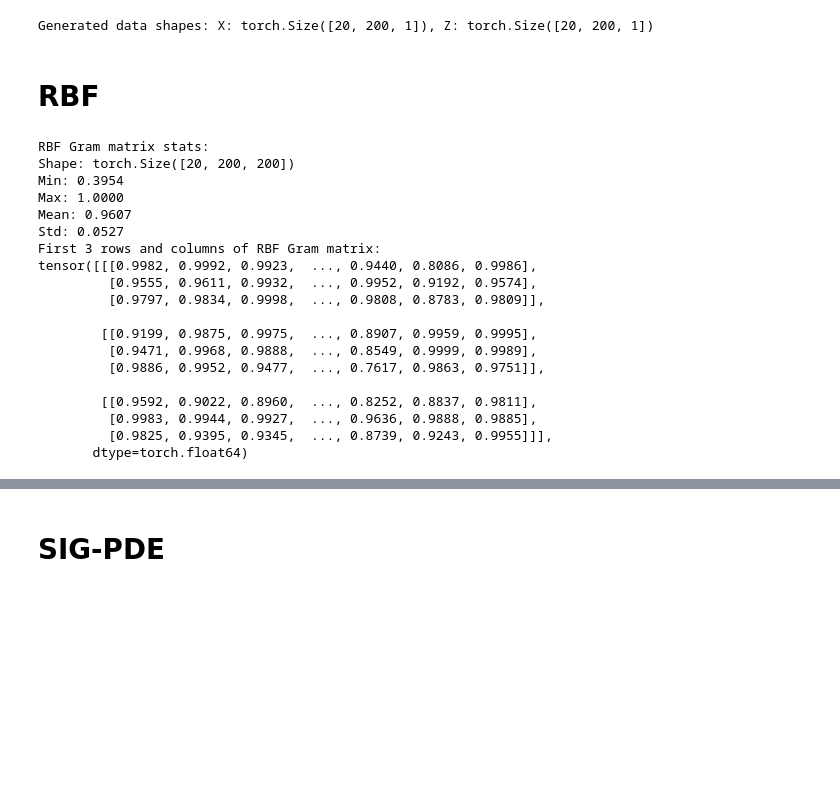
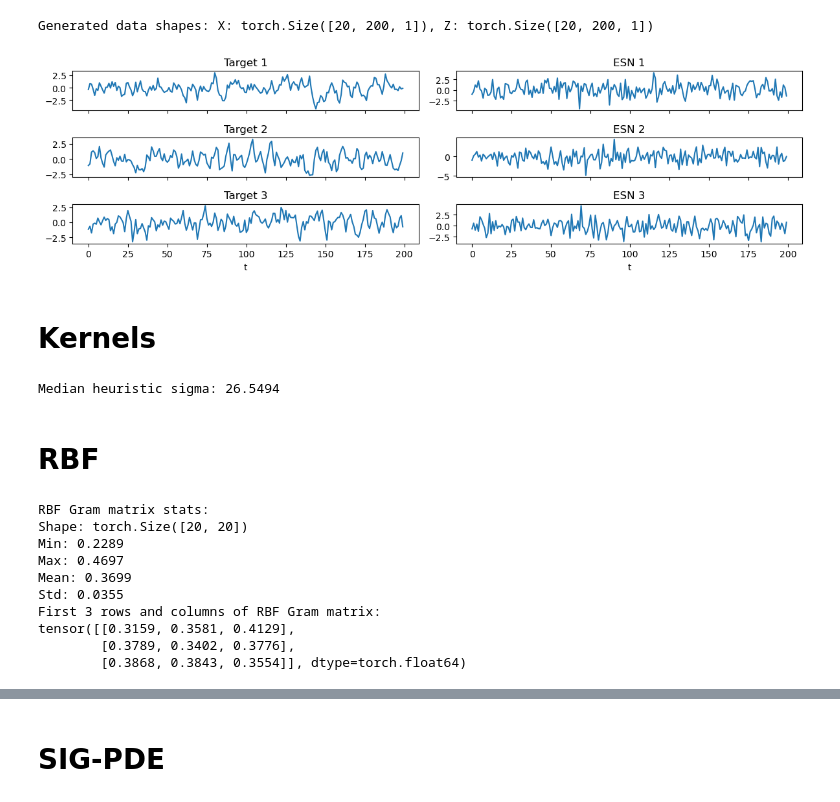
Before and after one commit to omersuder5/My_trial_space, a Jupyter notebook: example_kernels.ipynb, the cells around one changed output, grey strips where cells are left out. Cells and saved outputs as stored; diff of their text form; code cells hidden in the pictures; blank space fills up the shorter version.

```diff
--- a/example_kernels.ipynb
+++ b/example_kernels.ipynb
@@ -75,10 +48,61 @@ with torch.no_grad():
 print(f"Generated data shapes: X: {X.shape}, Z: {Z.shape}")
 # %% [output]
 Generated data shapes: X: torch.Size([20, 200, 1]), Z: torch.Size([20, 200, 1])
+# %%
+# visualize the current generators
+n_examples = 3
+fig, axes = plt.subplots(nrows=n_examples, ncols=2, figsize=(12, 1.2 * n_examples), sharex=True)
+if n_examples == 1:
+    axes = axes.reshape(1, 2)
+
+for i in range(n_examples):
+    axes[i, 0].plot(X[i, :, 0].numpy())
+    axes[i, 0].set_title(f"Target {i+1}")
+    axes[i, 1].plot(Z[i, :, 0].numpy())
+    axes[i, 1].set_title(f"ESN {i+1}")
+for ax in axes[-1, :]:
+    ax.set_xlabel("t")
+plt.tight_layout()
+plt.show()
+# %% [output]
+[figure, added]
+# %% [markdown]
+# Kernels
+# %%
+median_heuristic_sigma = median_heuristic_sigma(X, Z)
+print(f"Median heuristic sigma: {median_heuristic_sigma:.4f}")
+
+# Define the discretized signature kernel
+static_kernel_type_disc    = 'rq' # type of static kernel to use - rbf, rbfmix, rq, rqmix, rqlinear for
+n_levels              = 10 # number of levels in the truncated signature kernel
+disc_sig_kernel_sigma = 1e-3 # bandwidth parameter for the static kernel
+
+kwargs_disc_sig = {
+    'static_kernel_type': static_kernel_type_disc,
+    'n_levels': n_levels,
+    'kernel_sigma': disc_sig_kernel_sigma,
+}
+
+sig_disc_kernel = ksig_disc.kernels.get_discretized_signature_kernel(**kwargs_disc_sig)
+
+#---------------------------------
+# Define the pde signature kernel
+pde_sig_sigma = median_heuristic_sigma # bandwidth parameter for the static kernel
+static_kernel_pde = ksig_pde.RBFKernel(sigma=pde_sig_sigma) # define static kernel
+
+# Initialize the corresponding signature kernel
+sig_pde_kernel = ksig_pde.SigKernel(static_kernel_pde, dyadic_order=0)
+
+#---------------------------------
+# Define static kernel
+static_sigma = median_heuristic_sigma
+rbf_kernel = ksig_disc.kernels.RBFKernel(sigma=static_sigma)
+# %% [output]
+Median heuristic sigma: 26.5494
 # %% [markdown]
 # RBF
 # %%
-rbf_gram = gram(rbf_kernel, X, Z)
+rbf_gram = gram(rbf_kernel, X.reshape(X.shape[0], -1), Z.reshape(Z.shape[0], -1))
 print("RBF Gram matrix stats:")
 print(f"Shape: {rbf_gram.shape}")
 print(f"Min: {rbf_gram.min().item():.4f}")
@@ -90,22 +114,13 @@ print("First 3 rows and columns of RBF Gram matrix:")
 print(rbf_gram[:3, :3])
 # %% [output]
 RBF Gram matrix stats:
-Shape: torch.Size([20, 200, 200])
-Min: 0.3954
-Max: 1.0000
-Mean: 0.9607
-Std: 0.0527
+Shape: torch.Size([20, 20])
+Min: 0.2289
+Max: 0.4697
+Mean: 0.3699
+Std: 0.0355
 First 3 rows and columns of RBF Gram matrix:
-tensor([[[0.9982, 0.9992, 0.9923,  ..., 0.9440, 0.8086, 0.9986],
-         [0.9555, 0.9611, 0.9932,  ..., 0.9952, 0.9192, 0.9574],
-         [0.9797, 0.9834, 0.9998,  ..., 0.9808, 0.8783, 0.9809]],
-
-        [[0.9199, 0.9875, 0.9975,  ..., 0.8907, 0.9959, 0.9995],
-         [0.9471, 0.9968, 0.9888,  ..., 0.8549, 0.9999, 0.9989],
-         [0.9886, 0.9952, 0.9477,  ..., 0.7617, 0.9863, 0.9751]],
-
-        [[0.9592, 0.9022, 0.8960,  ..., 0.8252, 0.8837, 0.9811],
-         [0.9983, 0.9944, 0.9927,  ..., 0.9636, 0.9888, 0.9885],
-         [0.9825, 0.9395, 0.9345,  ..., 0.8739, 0.9243, 0.9955]]],
-       dtype=torch.float64)
+tensor([[0.3159, 0.3581, 0.4129],
+        [0.3789, 0.3402, 0.3776],
+        [0.3868, 0.3843, 0.3554]], dtype=torch.float64)
 # %%
```
Also changed, not shown: parts of 8 cells of this notebook, 18 other files.
